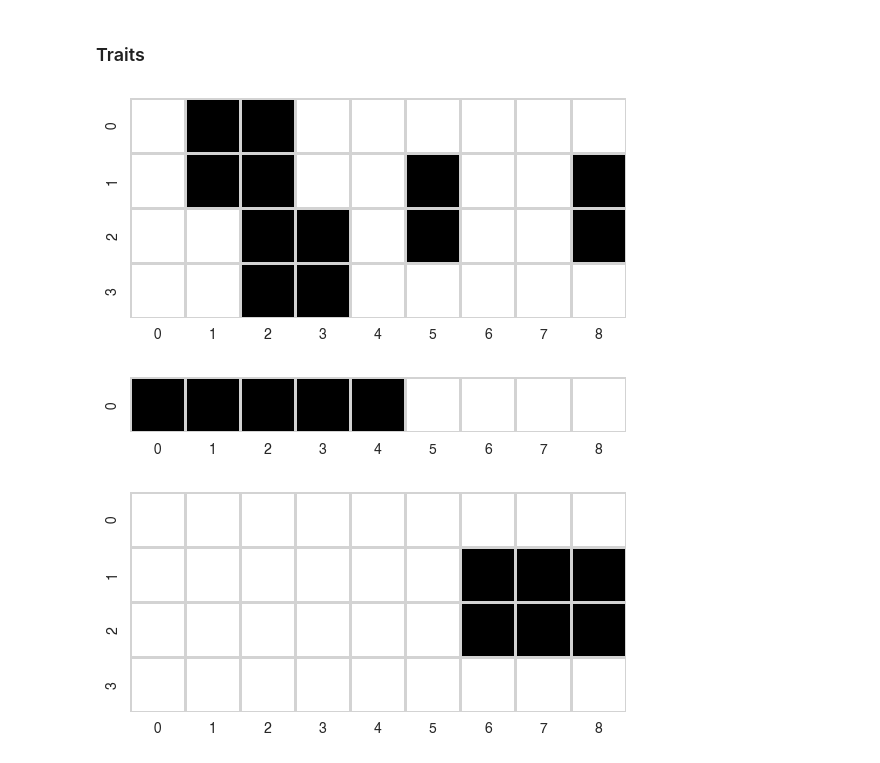
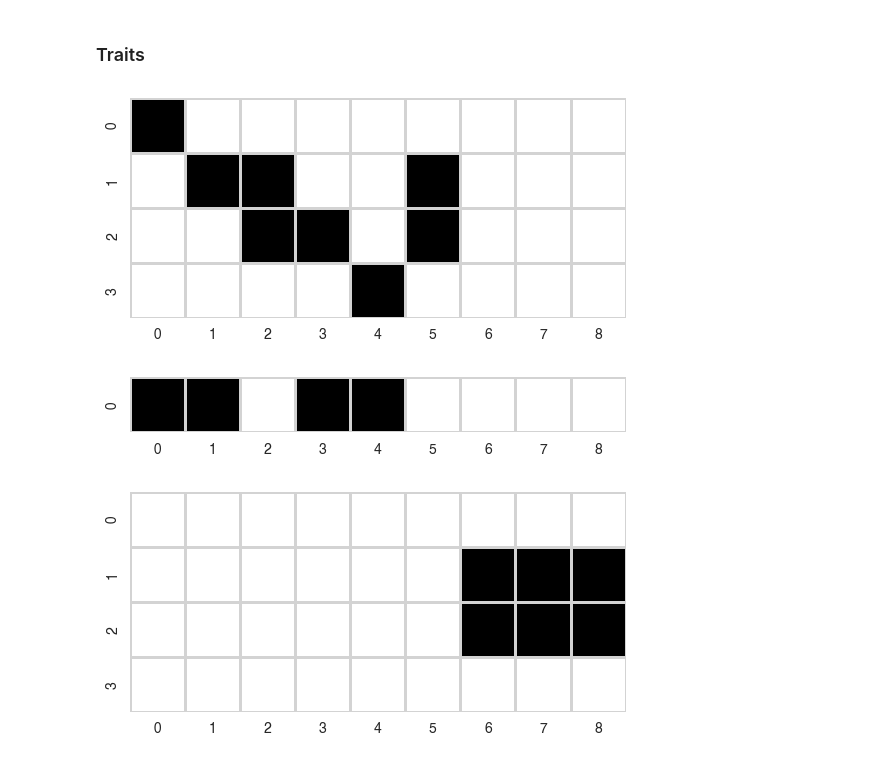
Before and after one commit to ryansmcgee/ecoevocrm, a Jupyter notebook: src/ecoevocrm/demos/hgt_testing/2023-12-19_dev_hgt.ipynb, the cells around one changed output. Drawn from its saved outputs; the diff is of its cells as text; code cells hidden in the pictures.

```diff
--- a/src/ecoevocrm/demos/hgt_testing/2023-12-19_dev_hgt.ipynb
+++ b/src/ecoevocrm/demos/hgt_testing/2023-12-19_dev_hgt.ipynb
@@ -21,17 +21,17 @@ import matplotlib.pyplot as plt
 ### Traits
 # %%
                        # h  h  h  h  h   t   m  m  m
-traits_init = np.array([[0, 1, 1, 0, 0,  0,  0, 0, 0],   # pf|A
-                        [0, 1, 1, 0, 0,  1,  0, 0, 1],   # pc|A
-                        [0, 0, 1, 1, 0,  1,  0, 0, 1],   # pc|B
-                        [0, 0, 1, 1, 0,  0,  0, 0, 0]])  # pf|B
+traits_init = np.array([[1, 0, 0, 0, 0,  0,  0, 0, 0],   # pf|A
+                        [0, 1, 1, 0, 0,  1,  0, 0, 0],   # pc|A
+                        [0, 0, 1, 1, 0,  1,  0, 0, 0],   # pc|B
+                        [0, 0, 0, 0, 1,  0,  0, 0, 0]])  # pf|B
 viz.matrix_plot(traits_init, vmin=0, cbar=False, linecolor='lightgray', linewidths=1)
 # %% [output]
-[figure, old version]
+[figure, new version]
 # %%
 h = 1
-consumption_rates = np.array([h, h, h, h, h, 0, 0, 0, 0])  # for all types
+consumption_rates = np.array([h, h, 0, h, h, 0, 0, 0, 0])  # for all types
 viz.matrix_plot(consumption_rates, vmin=0, cbar=False, linecolor='lightgray', linewidths=1)
 # %% [output]
-[figure, old version]
+[figure, new version]
 # %%
```
Also changed, not shown: parts of 32 cells of this notebook, 3 other files.
